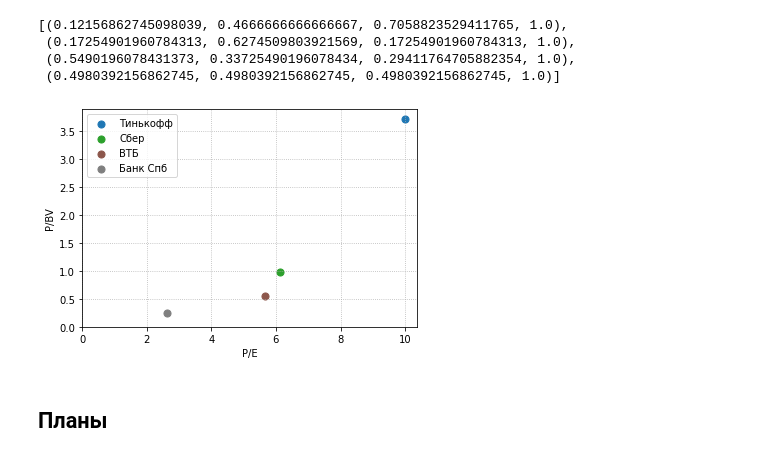
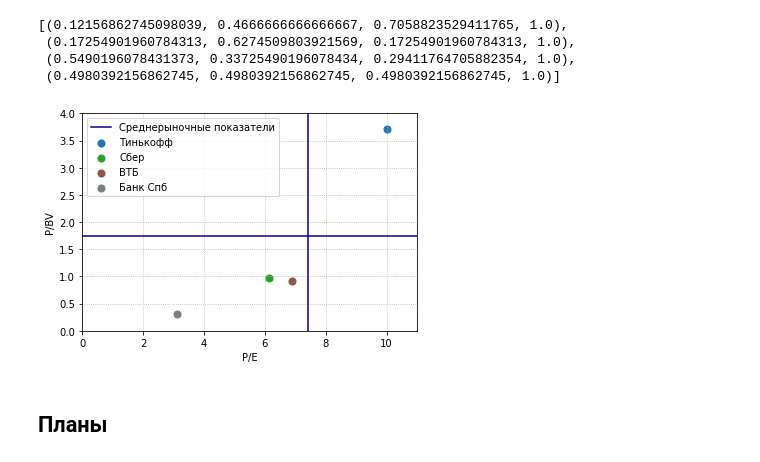
Before and after one commit to young-investors/CA, a Jupyter notebook: sources/SBER/notebooks/SBER.ipynb, the cells around one changed output. Drawn from its saved outputs; the diff is of its cells as text; code cells hidden in the pictures.

```diff
--- a/sources/SBER/notebooks/SBER.ipynb
+++ b/sources/SBER/notebooks/SBER.ipynb
@@ -280,8 +280,8 @@ plt.savefig('../images/PBV.png', dpi=200)
 # %%
 cdf = pd.DataFrame([['Тинькофф', 10.0, 3.71],
                     ['Сбер', 6.14, 0.98],
-                    ['ВТБ', 5.66, 0.55],
-                    ['Банк Спб', 2.62, 0.25]], columns=['name', 'P/E', 'P/BV'])
+                    ['ВТБ', 6.9, 0.912],
+                    ['Банк Спб', 3.11, 0.31]], columns=['name', 'P/E', 'P/BV'])
 # %%
 colors = [plt.cm.tab10(i/float(len(cdf))) for i in range(len(cdf))]
 # %%
@@ -294,16 +294,18 @@ colors
 # %%
 for i in range(len(cdf)):
     plt.scatter('P/E', 'P/BV',
                 data=cdf.loc[i], s=50, c=np.array([colors[i]]), label=cdf.loc[i, 'name'])
+plt.plot([7.42, 7.42], [0, 5], color='darkblue')
+plt.plot([0, 12], [1.75, 1.75], color='darkblue', label='Среднерыночные показатели')
 plt.grid(ls=':')
 plt.xlabel('P/E');
 plt.ylabel('P/BV')
-plt.xlim(0, None)
-plt.ylim(0, None)
+plt.xlim(0, 11)
+plt.ylim(0, 4)
 plt.legend()
 plt.savefig('../images/PS_PBV.png', dpi=200)
 # %% [output]
-[figure, old version]
+[figure, new version]
 # %% [markdown]
 ## Планы
 # %% [markdown]
```
Also changed, not shown: 1 other file.
